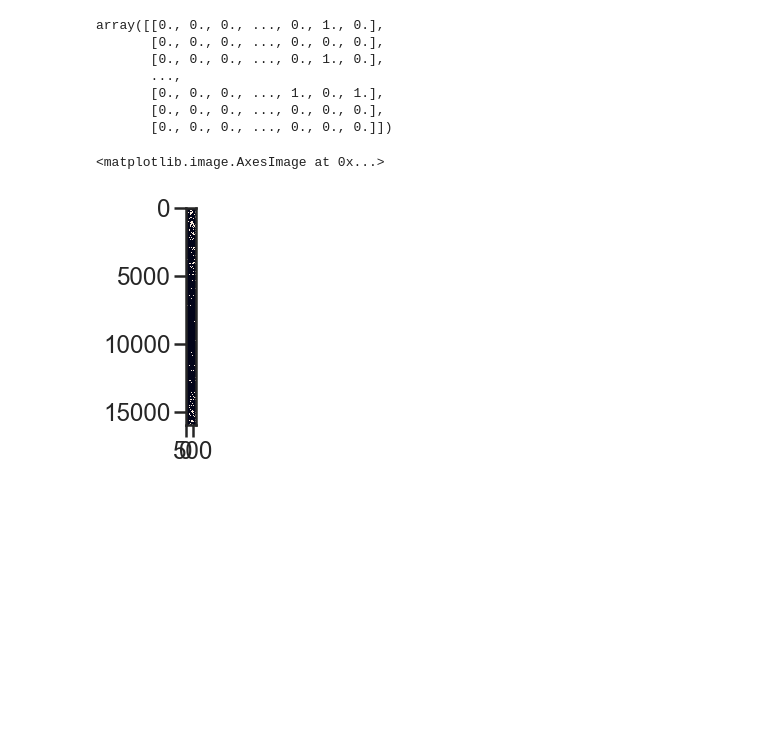
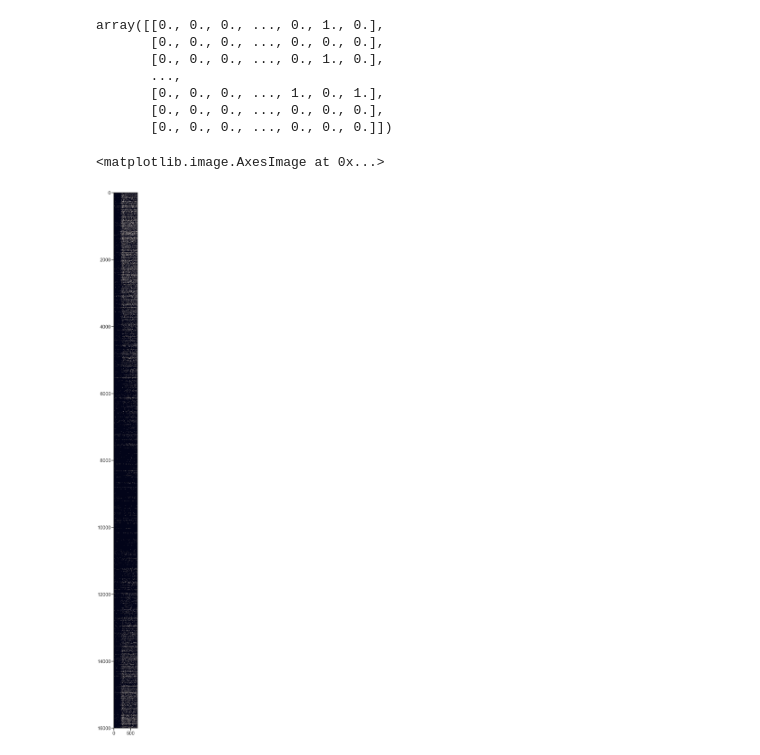
Before and after one commit to davidbestue/distractor_neurons, a Jupyter notebook: Christos_first_second/brian_simulations/Example_simulation.ipynb, the cells around one changed output. Drawn from its saved outputs; the diff is of its cells as text; code cells hidden in the pictures; blank space fills up the shorter version.

```diff
--- a/Christos_first_second/brian_simulations/Example_simulation.ipynb
+++ b/Christos_first_second/brian_simulations/Example_simulation.ipynb
@@ -852,7 +852,8 @@ array([[0., 0., 0., ..., 0., 1., 0.],
        [0., 0., 0., ..., 0., 0., 0.],
        [0., 0., 0., ..., 0., 0., 0.]])
 # %%
+plt.figure(figsize=(15,50))
 plt.imshow(Matrix_spikes)
 # %% [output]
 <matplotlib.image.AxesImage at 0x...>
-[figure, old version]
+[figure, new version]
```
Also changed, not shown: parts of 1 cell of this notebook.
